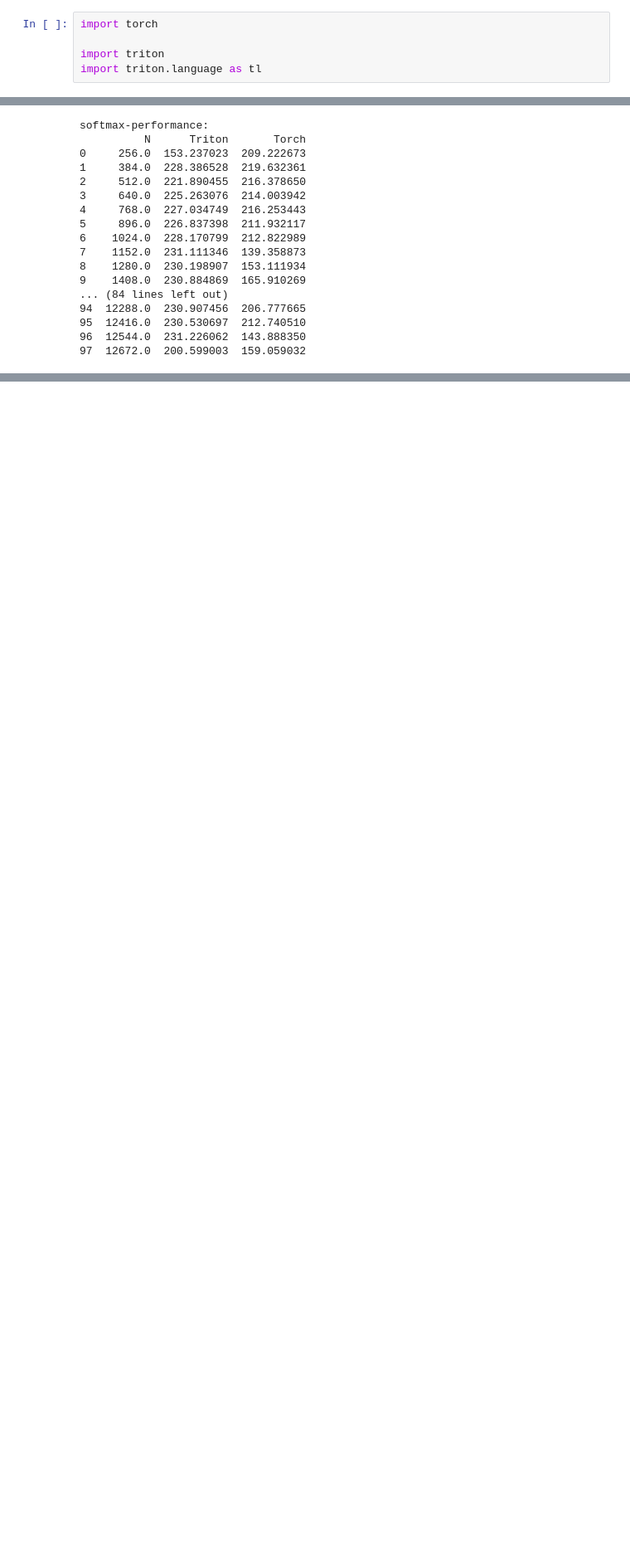
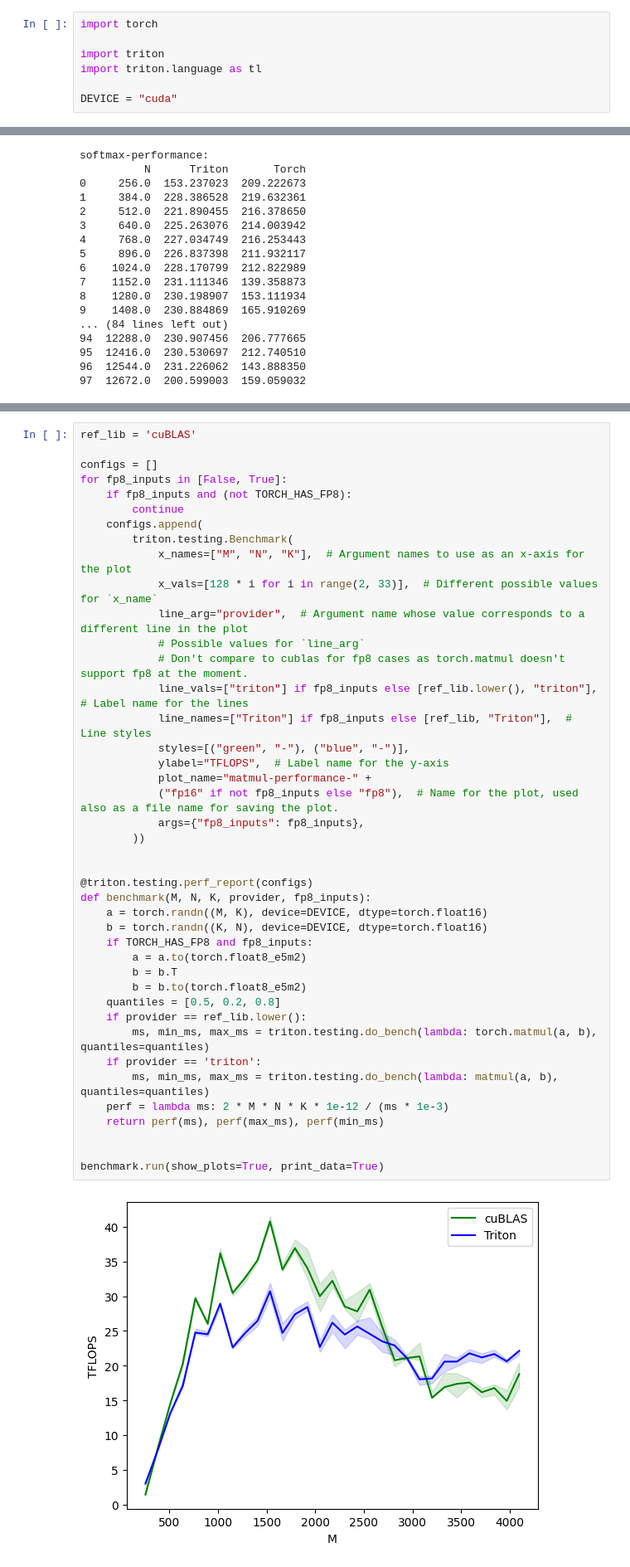
Before and after one commit to ioscbasotcstw/100DaysOfTriton, a Jupyter notebook: 100DaysOfTriton.ipynb, the cells around one changed output, grey strips where cells are left out. Shown: that part at 83% size. Cells and saved outputs as stored; diff of their text form; blank space fills up the shorter version.

```diff
--- a/100DaysOfTriton.ipynb
+++ b/100DaysOfTriton.ipynb
@@ -10,6 +10,8 @@ import torch
 
 import triton
 import triton.language as tl
+
+DEVICE = "cuda"
 # %% [markdown]
 # Day 1
 # %%
@@ -526,0 +722,44 @@ softmax-performance:
+# %%
+ref_lib = 'cuBLAS'
+
+configs = []
+for fp8_inputs in [False, True]:
+    if fp8_inputs and (not TORCH_HAS_FP8):
+        continue
+    configs.append(
+        triton.testing.Benchmark(
+            x_names=["M", "N", "K"],  # Argument names to use as an x-axis for the plot
+            x_vals=[128 * i for i in range(2, 33)],  # Different possible values for `x_name`
+            line_arg="provider",  # Argument name whose value corresponds to a different line in the plot
+            # Possible values for `line_arg`
+            # Don't compare to cublas for fp8 cases as torch.matmul doesn't support fp8 at the moment.
+            line_vals=["triton"] if fp8_inputs else [ref_lib.lower(), "triton"],  # Label name for the lines
+            line_names=["Triton"] if fp8_inputs else [ref_lib, "Triton"],  # Line styles
+            styles=[("green", "-"), ("blue", "-")],
+            ylabel="TFLOPS",  # Label name for the y-axis
+            plot_name="matmul-performance-" +
+            ("fp16" if not fp8_inputs else "fp8"),  # Name for the plot, used also as a file name for saving the plot.
+            args={"fp8_inputs": fp8_inputs},
+        ))
+
+
+@triton.testing.perf_report(configs)
+def benchmark(M, N, K, provider, fp8_inputs):
+    a = torch.randn((M, K), device=DEVICE, dtype=torch.float16)
+    b = torch.randn((K, N), device=DEVICE, dtype=torch.float16)
+    if TORCH_HAS_FP8 and fp8_inputs:
+        a = a.to(torch.float8_e5m2)
+        b = b.T
+        b = b.to(torch.float8_e5m2)
+    quantiles = [0.5, 0.2, 0.8]
+    if provider == ref_lib.lower():
+        ms, min_ms, max_ms = triton.testing.do_bench(lambda: torch.matmul(a, b), quantiles=quantiles)
+    if provider == 'triton':
+        ms, min_ms, max_ms = triton.testing.do_bench(lambda: matmul(a, b), quantiles=quantiles)
+    perf = lambda ms: 2 * M * N * K * 1e-12 / (ms * 1e-3)
+    return perf(ms), perf(max_ms), perf(min_ms)
+
+
+benchmark.run(show_plots=True, print_data=True)
+# %% [output]
+[figure, added]
```
Also changed, not shown: parts of 6 cells of this notebook.
